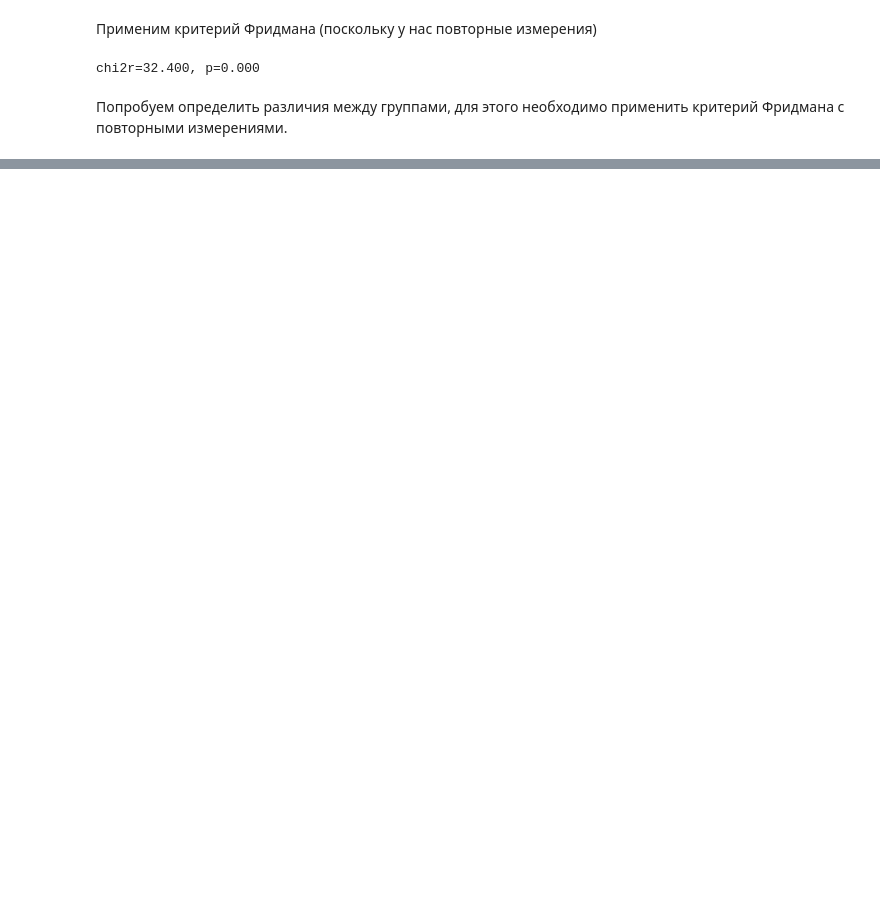
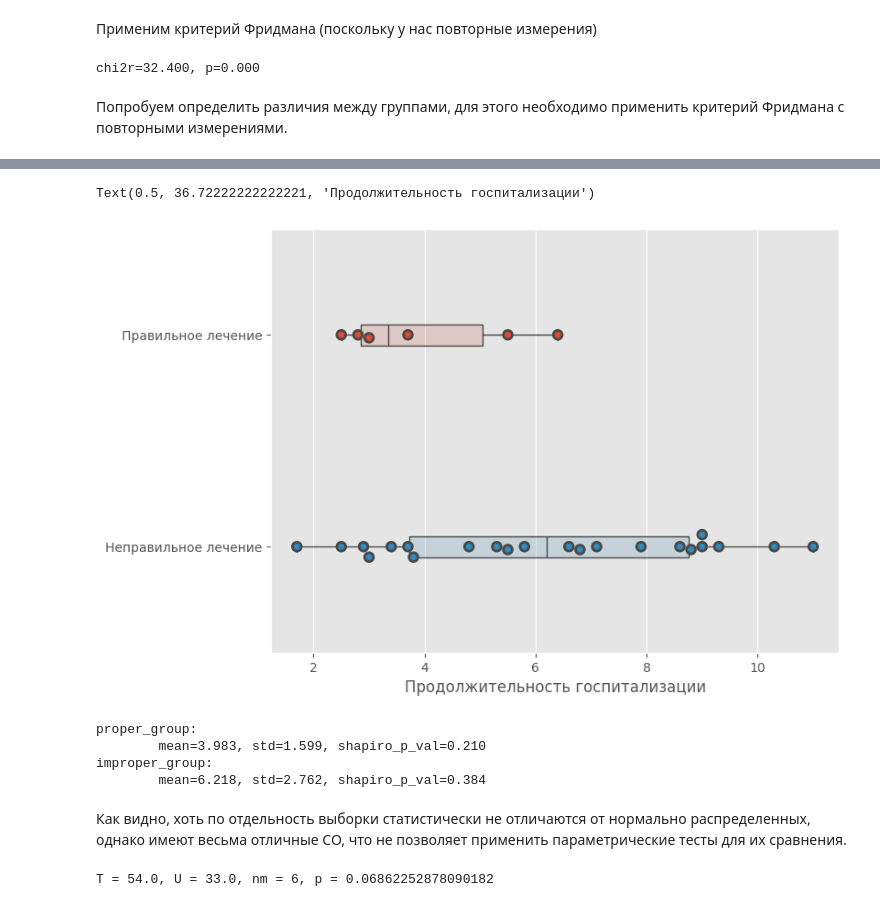
Before and after one commit to Vakhranev/MGIMO, a Jupyter notebook: 28 февраля.ipynb, the cells around one changed output, grey strips where cells are left out. Cells and saved outputs as stored; diff of their text form; code cells hidden in the pictures; blank space fills up the shorter version.

```diff
--- a/28 февраля.ipynb
+++ b/28 февраля.ipynb
@@ -860,0 +903,41 @@ pcf
+# %%
+proper_group = [3.7, 2.5, 2.8, 3.0, 5.5, 6.4]
+improper_group = [3.8, 1.7, 4.8, 8.6, 6.8, 2.5, 5.3, 9.0, 7.9, 2.9, 5.5, 10.3, 8.8, 3.0, 5.8, 11.0, 9.0, 3.4, 7.1, 9.3, 3.7, 6.6]
+# %%
+fig, ax = plt.subplots(1, 1, figsize=(8, 6))
+
+sns.swarmplot(data=[proper_group, improper_group], orient="h", ax=ax, size=7, linewidth=2)
+sns.boxplot(data=[proper_group, improper_group], orient="h", ax=ax, width=0.1)
+
+# костыль, чтоб сделать прозрачным боксплот
+for patch in ax.patches:
+    r, g, b, a = patch.get_facecolor()
+    patch.set_facecolor((r, g, b, .2))
+
+ax.set_yticklabels(["Правильное лечение", "Неправильное лечение"])
+ax.set_xlabel("Продолжительность госпитализации")
+# %% [output]
+Text(0.5, 36.72222222222221, 'Продолжительность госпитализации')
+[figure, added]
+# %%
+for group_name in ["proper_group", "improper_group"]:
+    group = eval(group_name)
+    mean, std = np.mean(group), np.std(group, ddof=1)
+    p = scipy.stats.shapiro(group).pvalue
+    print(f"{group_name}:\n\tmean={mean:.3f}, std={std:.3f}, shapiro_p_val={p:.3f}")
+# %% [output]
+proper_group:
+        mean=3.983, std=1.599, shapiro_p_val=0.210
+improper_group:
+        mean=6.218, std=2.762, shapiro_p_val=0.384
+# %% [markdown]
+Как видно, хоть по отдельность выборки статистически не отличаются от нормально распределенных, однако имеют весьма отличные СО, что не позволяет применить параметрические тесты для их сравнения.
+# %%
+U, p = scipy.stats.mannwhitneyu(proper_group, improper_group, alternative='two-sided')
+
+nm = min(len(proper_group), len(improper_group))
+T = U + nm*(nm + 1)/2
+
+print(f"T = {T}, U = {U}, nm = {nm}, p = {p}")
+# %% [output]
+T = 54.0, U = 33.0, nm = 6, p = 0.06862252878090182
```
Also changed, not shown: parts of 25 cells of this notebook.
